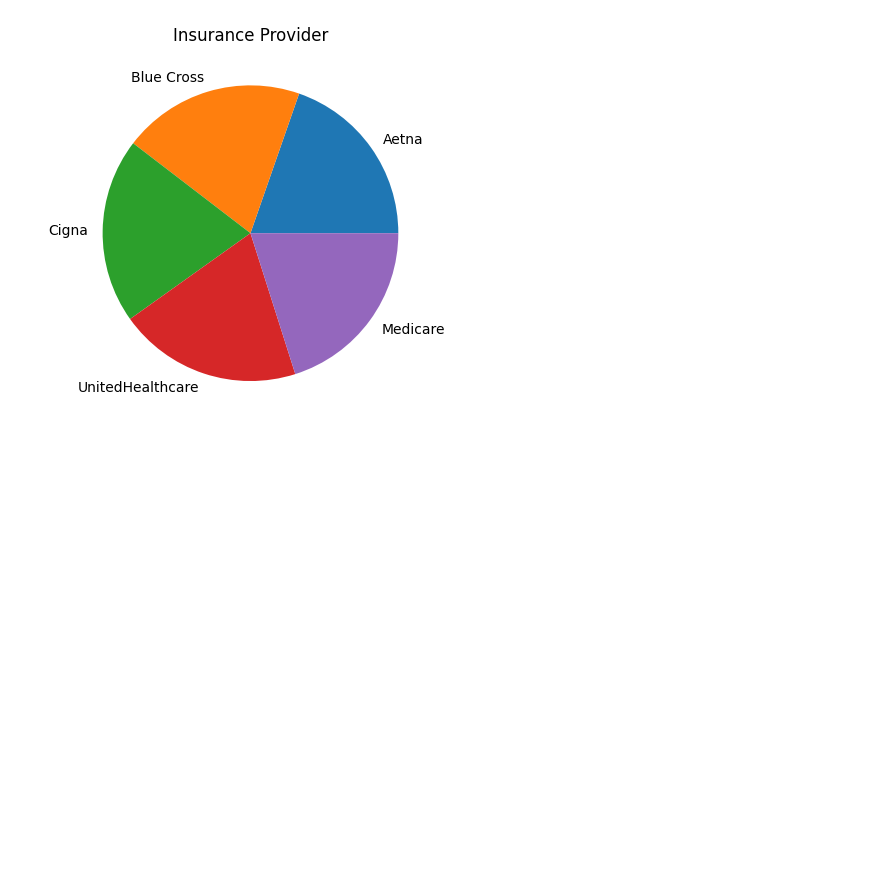
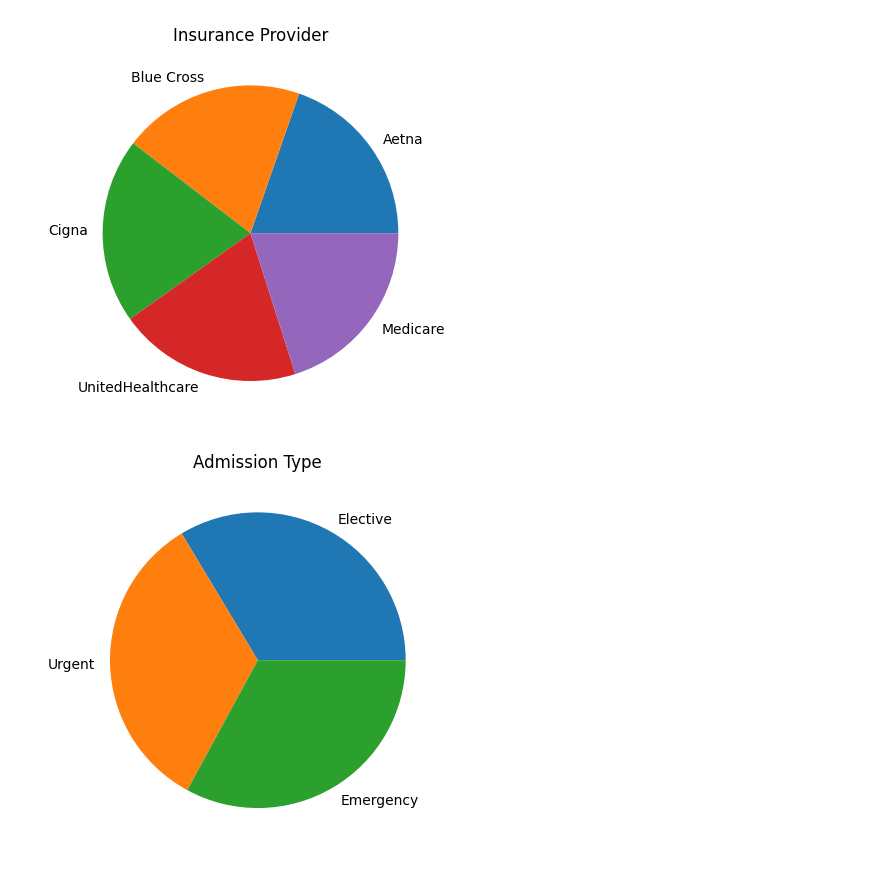
Before and after one commit to ramizMahmmud/learning-data-science, a Jupyter notebook: health_care/health-care.ipynb, the cells around one changed output. Saved outputs shown, nothing was run; the diff lists cells and outputs as text; code cells hidden in the pictures; blank space fills up the shorter version.

Commit message:
Analyzed Admission Type, Medication, Test Result
the functions analyzer() and visualization() are used

```diff
--- a/health_care/health-care.ipynb
+++ b/health_care/health-care.ipynb
@@ -245,3 +245,10 @@ check_insurence_series = analyzer('Insurance Provider',df)
 visualization('Insurance Provider', check_insurence_series)
 # %% [output]
 [figure]
+# %%
+# Analyzing Admission Type
+
+admission_type_series = analyzer('Admission Type',df)
+visualization('Admission Type',admission_type_series)
+# %% [output]
+[figure, added]
```
Also changed, not shown: parts of 2 cells of this notebook.
